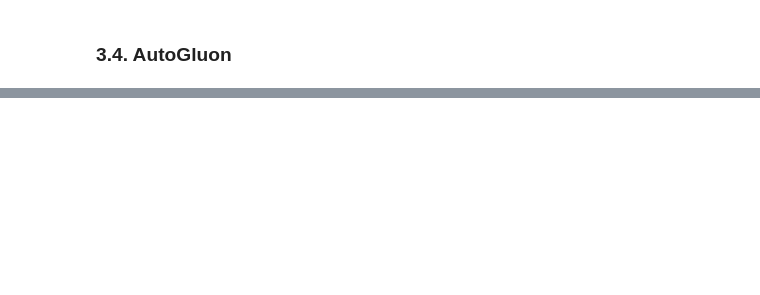
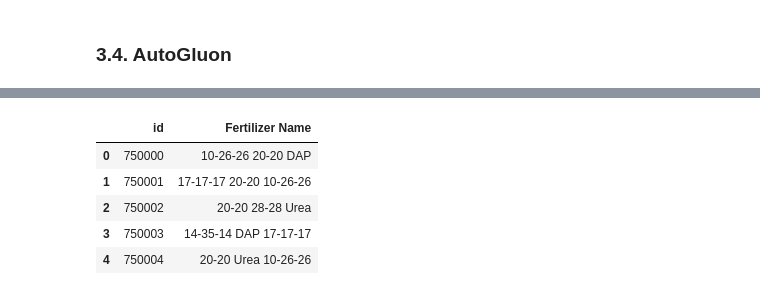
Before and after one commit to 0xBPNast/Portfolio, a Jupyter notebook: Kaggle/PredictingOptimalFertilizers_s5e6/EnsembleMultiClass_v1.ipynb, the cells around one changed output, grey strips where cells are left out. Saved outputs shown, nothing was run; the diff lists cells and outputs as text; code cells hidden in the pictures; blank space fills up the shorter version.

```diff
--- a/Kaggle/PredictingOptimalFertilizers_s5e6/EnsembleMultiClass_v1.ipynb
+++ b/Kaggle/PredictingOptimalFertilizers_s5e6/EnsembleMultiClass_v1.ipynb
@@ -21,13 +21,24 @@ import json
 import gc
 
 warnings.filterwarnings("ignore")
+# %%
+class configs:
+
+    train_path = "playground-series-s5e6/train.csv"
+    test_path = "playground-series-s5e6/test.csv"
+    original_path = "playground-series-s5e6/Fertilizer Prediction.csv"
+    sample_sub_path = "playground-series-s5e6/sample_submission.csv"
+
+    target = "Fertilizer Name"
+    n_folds = 5
+    seed = 42
 # %% [markdown]
 ## 1. Data Loading
 # %%
 # Load train & test data
-train = pd.read_csv("playground-series-s5e6/train.csv", index_col="id")
-test = pd.read_csv("playground-series-s5e6/test.csv", index_col="id")
-original = pd.read_csv("playground-series-s5e6/Fertilizer Prediction.csv")
+train = pd.read_csv(configs.train_path, index_col="id")
+test = pd.read_csv(configs.test_path, index_col="id")
+original = pd.read_csv(configs.original_path)
 
 cat_cols = train.select_dtypes(include="object").columns.tolist()
 cat_cols = [c for c in cat_cols if c != "Fertilizer Name"]
@@ -284,0 +393,12 @@ oof_pred_probs["XGBoost"], test_pred_probs["XGBoost"], scores["XGBoost"] = xgb_t
+# %%
+sub = pd.read_csv(configs.sample_sub_path)
+sub[configs.target] = final_predictions
+sub.to_csv(f"sub_logistic-regression_{np.mean(scores['LogisticRegression']):.6f}.csv", index=False)
+sub.head()
+# %% [output]
+|  | id | Fertilizer Name |
+| 0 | 750000 | 10-26-26 20-20 DAP |
+| 1 | 750001 | 17-17-17 20-20 10-26-26 |
+| 2 | 750002 | 20-20 28-28 Urea |
+| 3 | 750003 | 14-35-14 DAP 17-17-17 |
+| 4 | 750004 | 20-20 Urea 10-26-26 |
```
Also changed, not shown: parts of 16 cells of this notebook, 1 other file.
